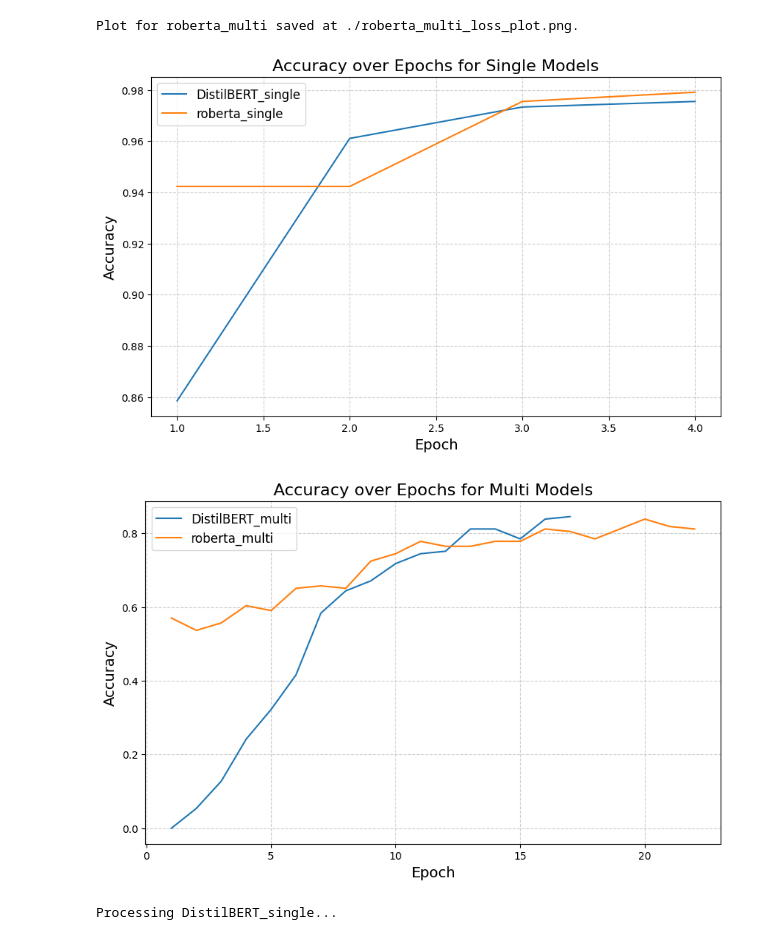
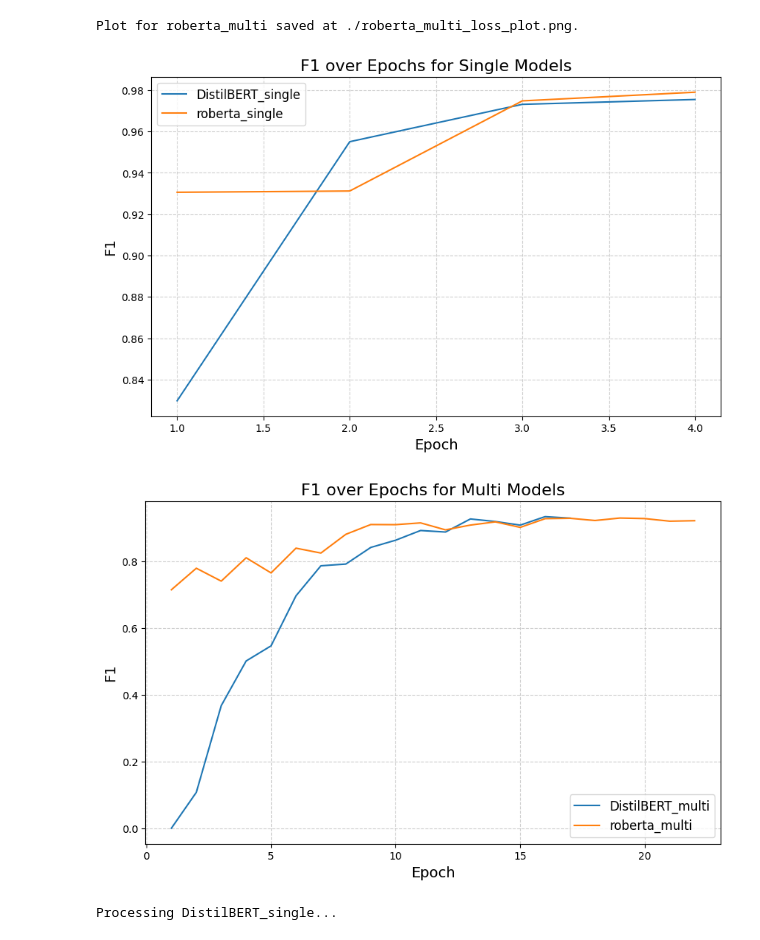
Before and after one commit to Michel-p16/PDS-Project, a Jupyter notebook: Capstone_Project_korbiadd.ipynb, the cells around one changed output. Cells and saved outputs as stored; diff of their text form; code cells hidden in the pictures.

```diff
--- a/Capstone_Project_korbiadd.ipynb
+++ b/Capstone_Project_korbiadd.ipynb
@@ -1834,7 +1834,7 @@ Plot for roberta_single saved at ./roberta_single_loss_plot.png.
 [figure]
 Plot for roberta_multi saved at ./roberta_multi_loss_plot.png.
 # %%
-# @title Accuracy Single vs Multi Models
+# @title F1 Single vs Multi Models
 
 # Predefined paths for single and multi models
 single_models = {
@@ -1847,39 +1847,39 @@ multi_models = {
     "DistilBERT_multi": "./summary_distilbert_multi.csv",
     "roberta_multi": "./summary_roberta_multi.csv",
 }
 
 # Function to plot accuracy over epochs for given models
 def plot_accuracy(models, title):
     plt.figure(figsize=(10, 6))
     for model_name, csv_path in models.items():
         try:
             # read file
             df = pd.read_csv(csv_path)
 
             # extract data
             epochs = df['epoch']
-            accuracy = df['Accuracy']
+            accuracy = df['F1']
 
             # Plot accuracy
             plt.plot(epochs, accuracy, label=model_name)
         except Exception as e:
             print(f"Error reading {csv_path} for {model_name}: {e}")
 
     plt.title(title, fontsize=16)
     plt.xlabel("Epoch", fontsize=14)
-    plt.ylabel("Accuracy", fontsize=14)
+    plt.ylabel("F1", fontsize=14)
     plt.legend(fontsize=12)
     plt.grid(True, linestyle='--', alpha=0.6)
     plt.show()
 
 # Plot for single models
-plot_accuracy(single_models, "Accuracy over Epochs for Single Models")
+plot_accuracy(single_models, "F1 over Epochs for Single Models")
 
 # Plot for multi models
-plot_accuracy(multi_models, "Accuracy over Epochs for Multi Models")
+plot_accuracy(multi_models, "F1 over Epochs for Multi Models")
 # %% [output]
-[figure, old version]
+[figure, new version]
-[figure, old version]
+[figure, new version]
 # %%
 # @title Overview Data each Model seperat
 
```
Also changed, not shown: parts of 1 cell of this notebook.
